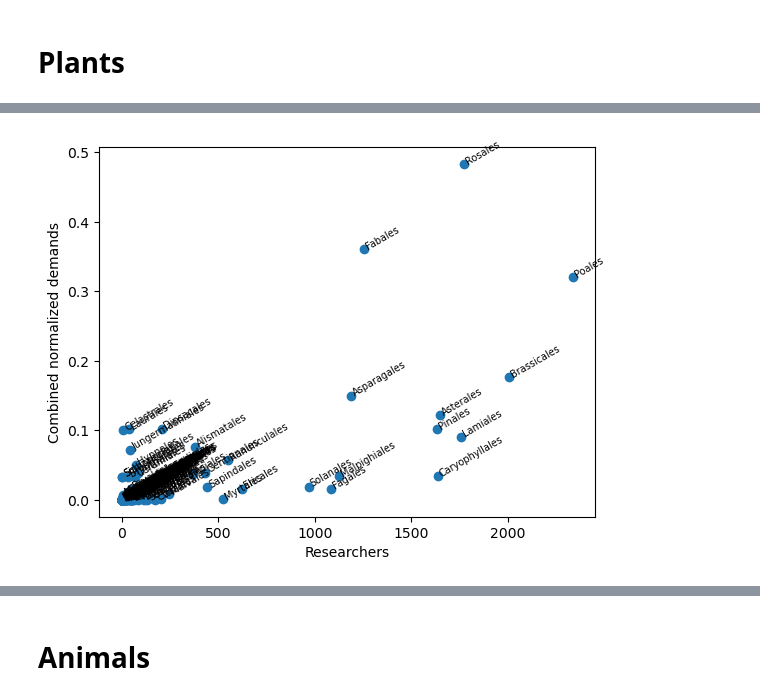
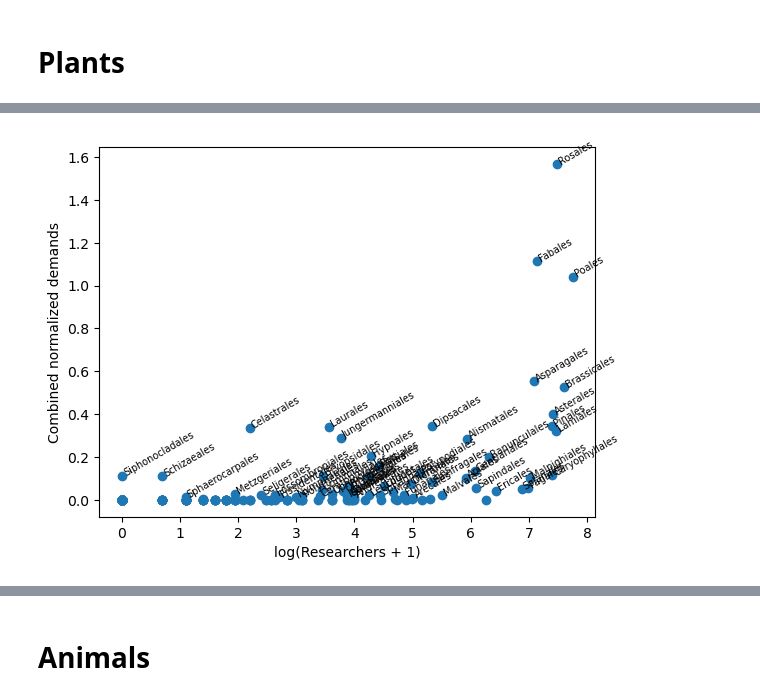
Before and after one commit to AgentschapPlantentuinMeise/Mapping-taxonomists, a Jupyter notebook: reports/Scatter plots.ipynb, the cells around one changed output, grey strips where cells are left out. Saved outputs shown, nothing was run; the diff lists cells and outputs as text; code cells hidden in the pictures.

```diff
--- a/reports/Scatter plots.ipynb
+++ b/reports/Scatter plots.ipynb
@@ -102,4 +150,5 @@ for demand in ["taxonomicResearchNeeded", "horizonInvasives", "cropWildRelatives
 # %%
-scatter_combined_demand(plants, ["taxonomicResearchNeeded", "horizonInvasives", "cropWildRelatives"])
+scatter_combined_demand(plants, ["taxonomicResearchNeeded", "horizonInvasives", "cropWildRelatives"],
+                        logx=True, ymin=0.01)
 # %% [output]
-[figure, old version]
+[figure, new version]
```
Also changed, not shown: parts of 11 cells of this notebook, 22 other files.
